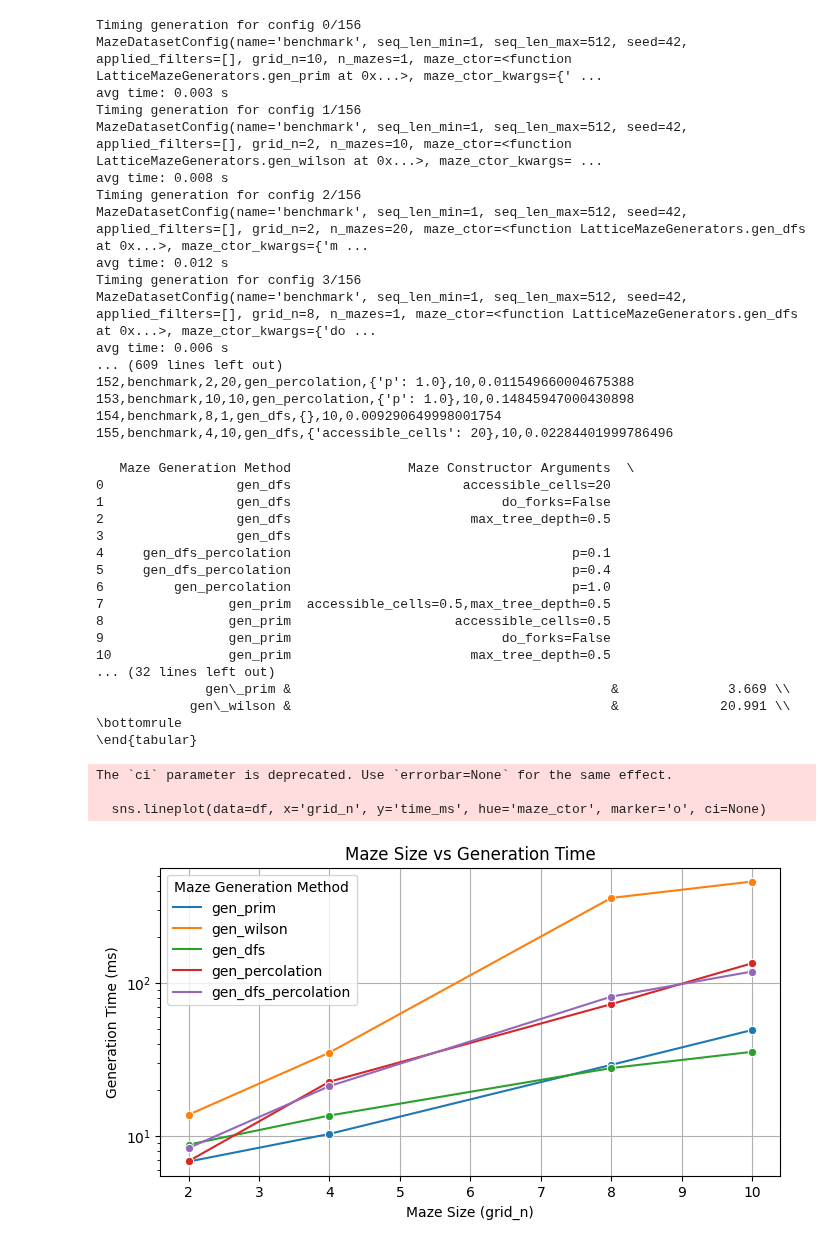
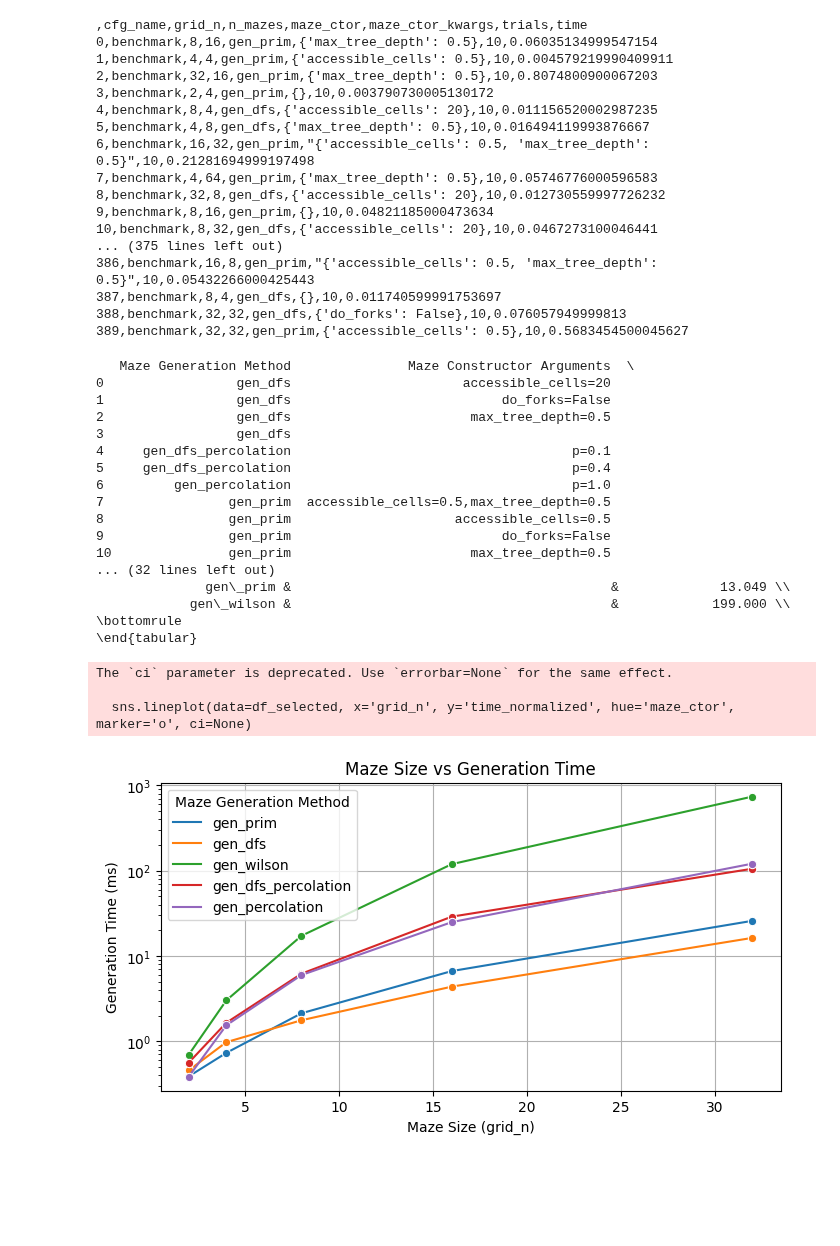
Before and after one commit to understanding-search/maze-dataset, a Jupyter notebook: docs/benchmarks/benchmark_analysis.ipynb, the cells around one changed output. Saved outputs shown, nothing was run; the diff lists cells and outputs as text; code cells hidden in the pictures; blank space fills up the shorter version.

Commit message:
run benchmark

```diff
--- a/docs/benchmarks/benchmark_analysis.ipynb
+++ b/docs/benchmarks/benchmark_analysis.ipynb
@@ -12,31 +12,32 @@ from benchmark_generation import run_benchmark
 df: pd.DataFrame = run_benchmark(
 	save_path = "benchmark_temp.jsonl",
 	base_configs = None, # this defaults to DEFAULT_GENERATORS
-    grid_n_vals = [2, 4, 8, 10],
-    n_mazes_vals = [1, 10, 20],
+    grid_n_vals = [2, 4, 8, 16, 32],
+    n_mazes_vals = [4, 8, 16, 32, 64, 128],
     trials = 10,
+    verbose = False,
 )
 # %% [output]
-Timing generation for config 0/156
-MazeDatasetConfig(name='benchmark', seq_len_min=1, seq_len_max=512, seed=42, applied_filters=[], grid_n=10, n_mazes=1, maze_ctor=<function LatticeMazeGenerators.gen_prim at 0x...>, maze_ctor_kwargs={' ...
-avg time: 0.003 s
-Timing generation for config 1/156
-MazeDatasetConfig(name='benchmark', seq_len_min=1, seq_len_max=512, seed=42, applied_filters=[], grid_n=2, n_mazes=10, maze_ctor=<function LatticeMazeGenerators.gen_wilson at 0x...>, maze_ctor_kwargs= ...
-avg time: 0.008 s
-Timing generation for config 2/156
-MazeDatasetConfig(name='benchmark', seq_len_min=1, seq_len_max=512, seed=42, applied_filters=[], grid_n=2, n_mazes=20, maze_ctor=<function LatticeMazeGenerators.gen_dfs at 0x...>, maze_ctor_kwargs={'m ...
-avg time: 0.012 s
-Timing generation for config 3/156
-MazeDatasetConfig(name='benchmark', seq_len_min=1, seq_len_max=512, seed=42, applied_filters=[], grid_n=8, n_mazes=1, maze_ctor=<function LatticeMazeGenerators.gen_dfs at 0x...>, maze_ctor_kwargs={'do ...
-avg time: 0.006 s
-... (609 lines left out)
-152,benchmark,2,20,gen_percolation,{'p': 1.0},10,0.011549660004675388
-153,benchmark,10,10,gen_percolation,{'p': 1.0},10,0.14845947000430898
-154,benchmark,8,1,gen_dfs,{},10,0.009290649998001754
-155,benchmark,4,10,gen_dfs,{'accessible_cells': 20},10,0.02284401999786496
+,cfg_name,grid_n,n_mazes,maze_ctor,maze_ctor_kwargs,trials,time
+0,benchmark,8,16,gen_prim,{'max_tree_depth': 0.5},10,0.06035134999547154
+1,benchmark,4,4,gen_prim,{'accessible_cells': 0.5},10,0.004579219990409911
+2,benchmark,32,16,gen_prim,{'max_tree_depth': 0.5},10,0.8074800900067203
+3,benchmark,2,4,gen_prim,{},10,0.003790730005130172
+4,benchmark,8,4,gen_dfs,{'accessible_cells': 20},10,0.011156520002987235
+5,benchmark,4,8,gen_dfs,{'max_tree_depth': 0.5},10,0.016494119993876667
+6,benchmark,16,32,gen_prim,"{'accessible_cells': 0.5, 'max_tree_depth': 0.5}",10,0.21281694999197498
+7,benchmark,4,64,gen_prim,{'max_tree_depth': 0.5},10,0.05746776000596583
+8,benchmark,32,8,gen_dfs,{'accessible_cells': 20},10,0.012730559997726232
+9,benchmark,8,16,gen_prim,{},10,0.04821185000473634
+10,benchmark,8,32,gen_dfs,{'accessible_cells': 20},10,0.0467273100046441
+... (375 lines left out)
+386,benchmark,16,8,gen_prim,"{'accessible_cells': 0.5, 'max_tree_depth': 0.5}",10,0.05432266000425443
+387,benchmark,8,4,gen_dfs,{},10,0.011740599991753697
+388,benchmark,32,32,gen_dfs,{'do_forks': False},10,0.076057949999813
+389,benchmark,32,32,gen_prim,{'accessible_cells': 0.5},10,0.5683454500045627
 # %%
 # or just load the results
-# df: pd.DataFrame = pd.read_json("benchmark_small.jsonl", orient="records", lines=True)
+df: pd.DataFrame = pd.read_json("benchmark_medium.jsonl", orient="records", lines=True)
 # %%
 # Convert the `maze_ctor_kwargs` column to string type for easier grouping
 df['maze_ctor_kwargs_json'] = df['maze_ctor_kwargs'].apply(lambda x: json.dumps(x, sort_keys=True))
@@ -67,29 +68,31 @@ print(latex_table)
 9                gen_prim                           do_forks=False
 10               gen_prim                       max_tree_depth=0.5
 ... (32 lines left out)
-              gen\_prim &                                         &              3.669 \\
-            gen\_wilson &                                         &             20.991 \\
+              gen\_prim &                                         &             13.049 \\
+            gen\_wilson &                                         &            199.000 \\
 \bottomrule
 \end{tabular}
 # %%
 # Convert the 'time' to milliseconds for easier interpretation in the plot
 df['time_ms'] = df['time'] * 1000
-
+df['time_normalized'] = df['time_ms'] / df['n_mazes']
+# select only rows where n_mazes == 32
+df_selected = df[df['n_mazes'] == 32]
 # Plot maze size vs generation time for each method
 plt.figure(figsize=(8, 4))
-sns.lineplot(data=df, x='grid_n', y='time_ms', hue='maze_ctor', marker='o', ci=None)
+sns.lineplot(data=df_selected, x='grid_n', y='time_normalized', hue='maze_ctor', marker='o', ci=None)
 plt.title('Maze Size vs Generation Time')
 plt.xlabel('Maze Size (grid_n)')
 plt.ylabel('Generation Time (ms)')
 plt.yscale('log')
 plt.legend(title='Maze Generation Method')
 plt.grid(True)
 plt.show()
 # %% [output]
 The `ci` parameter is deprecated. Use `errorbar=None` for the same effect.
 
-  sns.lineplot(data=df, x='grid_n', y='time_ms', hue='maze_ctor', marker='o', ci=None)
+  sns.lineplot(data=df_selected, x='grid_n', y='time_normalized', hue='maze_ctor', marker='o', ci=None)
-[figure, old version]
+[figure, new version]
 # %%
 # Plot number of mazes vs generation time for each method and maze size
 # for each of the unique maze_ctor
```
Also changed, not shown: parts of 2 cells of this notebook, 2 other files.
